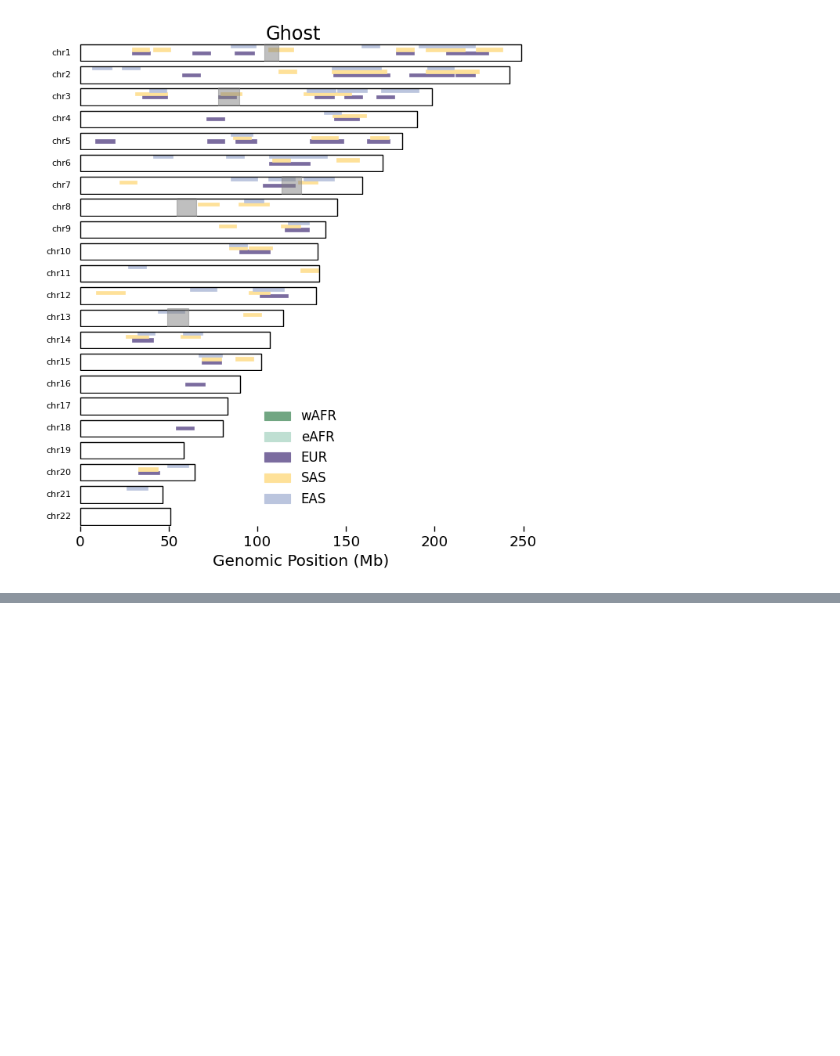
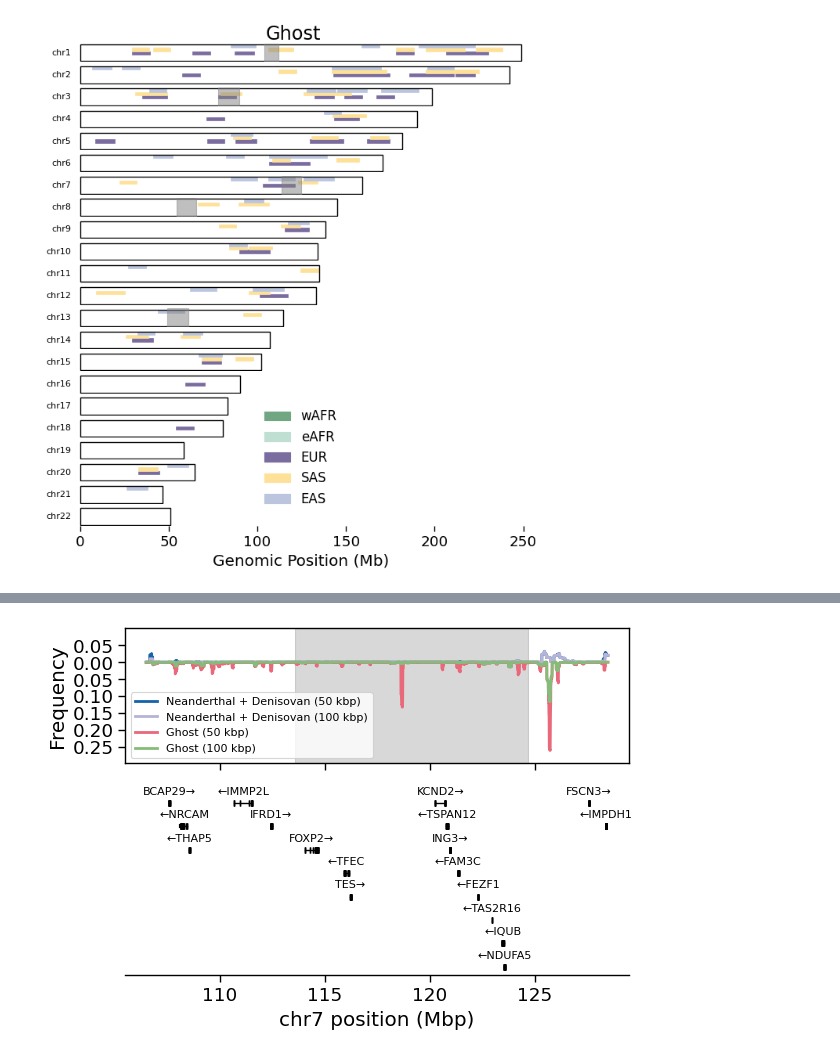
Before and after one commit to yulinzhang9806/trace_paper, a Jupyter notebook: plot_main.ipynb, the cells around one changed output, grey strips where cells are left out. Cells and saved outputs as stored; diff of their text form; code cells hidden in the pictures; blank space fills up the shorter version.

Commit message:
feat: finalized full structure of trace zenodo and ran full notebook

```diff
--- a/plot_main.ipynb
+++ b/plot_main.ipynb
@@ -297,7 +293,7 @@ plt.tight_layout()
 # %%
 pops = ['eafr', 'wafr', 'eur', 'eas', 'sas']
 for pop in pops:
-    data = pd.read_csv(f"trace_zenodo/data/tables/trace_t15000_{pop}.csv")
+    data = pd.read_csv(f"trace_zenodo/data/tables/trace_t15000_{pop}.csv.gz")
     data['start'] = (data['start'] / 1e3).astype(int)
     data['end'] = (data['end'] / 1e3).astype(int)
     for i in tqdm(range(1, 23)):
@@ -453,7 +449,7 @@ The `scale` parameter has been renamed and will be removed in v0.15.0. Pass `den
 # %% [markdown]
 # Fig 4C
 # %%
-df = pd.read_csv("trace_zenodo/for_plotting/hg38_strictmask.bed", sep='\s+',header=None)
+df = pd.read_csv("trace_zenodo/data/metadata/hg38_strictmask.bed", sep='\s+',header=None)
 dff = df[df[0].isin([f'chr{i}' for i in range(1,23)])]
 total = (dff[2] - dff[1]).sum()
 weights = []
@@ -469,10 +465,10 @@ sns.palplot(custom_palette)
 # %%
 singer_den = []
 singer_nea = []
-data = pd.read_csv('trace_zenodo/data/tables/trace_t31500_den.csv')
+data = pd.read_csv('trace_zenodo/data/tables/trace_t31500_den.csv.gz')
 data = data.drop_duplicates(subset=['chromosome', 'start', 'end'], keep='first')
 s = pybedtools.BedTool.from_dataframe(data[["chromosome", "start", "end"]]).sort().merge()
-data2 = pd.read_csv('trace_zenodo/data/tables/trace_t15000_ocn.csv')
+data2 = pd.read_csv('trace_zenodo/data/tables/trace_t15000_ocn.csv.gz')
 data2 = data2[(data2['nderived_strict'] >= 30) & (data2[["ND00_strict", "ND10_strict", "ND01_strict", "ND11_strict"]].sum(axis=1) >= 10)]
 data2.loc[(data2['nd10_prop'] > 0.2) & (data2['nd10_b'] > data2['nd01_b']), 'assign_label'] = 'NEA'
 data2.loc[(data2['nd01_prop'] > 0.2) & (data2['nd10_b'] < data2['nd01_b']), 'assign_label'] = 'DEN'
@@ -493,10 +489,10 @@ for s in range(1, 23):
     s = np.sum([iv.length for iv in interval])
     ss = np.sum([ii.length for ii in ss])
     singer_den.append(np.sum(s) / np.sum(ss))
-data = pd.read_csv('trace_zenodo/for_plotting/trace_t31500_nea.csv')
+data = pd.read_csv('trace_zenodo/for_plotting/trace_t31500_nea.csv.gz')
 data = data.drop_duplicates(subset=['chromosome', 'start', 'end'], keep='first')
 s = pybedtools.BedTool.from_dataframe(data[["chromosome", "start", "end"]]).sort().merge()
-data2 = pd.read_csv('trace_zenodo/data/tables/trace_t15000_ocn.csv')
+data2 = pd.read_csv('trace_zenodo/data/tables/trace_t15000_ocn.csv.gz')
 data2 = data2[(data2['nderived_strict'] >= 30) & (data2[["ND00_strict", "ND10_strict", "ND01_strict", "ND11_strict"]].sum(axis=1) >= 10)]
 data2.loc[(data2['nd10_prop'] > 0.2) & (data2['nd10_b'] > data2['nd01_b']), 'assign_label'] = 'NEA'
 data2.loc[(data2['nd01_prop'] > 0.2) & (data2['nd10_b'] < data2['nd01_b']), 'assign_label'] = 'DEN'
@@ -836,3 +832,43 @@ fig.suptitle('Ghost', y=0.91)
 # %% [output]
 Text(0.5, 0.91, 'Ghost')
 [figure]
+# %%
+from arjun_plot.statgen import *
+
+%time segment_freq_df = pl.read_csv('trace_zenodo/data/images/chr7_106.5-128.5Mb_segment_frequencies.csv')
+segment_freq_df = segment_freq_df.with_columns(((pl.col('start') + pl.col('end') )/2).alias('midpt'))
+
+def symmetrize_y_axis(axes):
+    y_max = np.max(np.abs(axes.get_ylim()))
+    axes.set_ylim(ymin=-y_max, ymax=y_max)
+    axes.set_yticklabels([f'{np.abs(np.float64(x.get_position()[1])):.2f}' for x in axes.get_yticklabels()])
+
+def symmetrize_ylabels(axes):
+    axes.set_yticklabels([f'{np.abs(np.float64(x.get_position()[1])):.2f}' for x in axes.get_yticklabels()])
+
+fig, [ax, ax1] = plt.subplots(2,1, sharex=True, height_ratios=[1.5, 2],figsize=(6.5,4.5))
+ax.plot(segment_freq_df['midpt'].to_numpy(), segment_freq_df['nea_50k'].to_numpy() + segment_freq_df['den_50k'].to_numpy(), color=cls[1], lw=2, label=r'Neanderthal + Denisovan (50 kbp)')
+ax.plot(segment_freq_df['midpt'].to_numpy(), segment_freq_df['nea_100k'].to_numpy() + segment_freq_df['den_100k'].to_numpy(), color=cls[18], lw=2, label=r'Neanderthal + Denisovan (100 kbp)')
+# ax.plot(segment_freq_df['midpt'].to_numpy(), segment_freq_df['den_50k'].to_numpy(), color=cls[13],lw=1, label=r'Denisovan')
+ax.plot(segment_freq_df['midpt'].to_numpy(), -segment_freq_df['ghost_50k'].to_numpy(), color=cls[9],lw=2, label=r'Ghost (50 kbp)')
+
+# ax.plot(segment_freq_df['midpt'].to_numpy(), segment_freq_df['nea_100k'].to_numpy(), color=cls[3+1], linestyle='--', lw=1, label=r'Neanderthal')
+# ax.plot(segment_freq_df['midpt'].to_numpy(), segment_freq_df['den_100k'].to_numpy(), color=cls[13+1],linestyle='--' , lw=1, label=r'Denisovan')
+ax.plot(segment_freq_df['midpt'].to_numpy(), -segment_freq_df['ghost_100k'].to_numpy(), color=cls[6], lw=2, label=r'Ghost (100 kbp)')
+
+
+# Create the legend
+ax.axvspan(113600000, 124700000, color='gray', alpha=0.3)
+ax.set_ylabel('Frequency')
+ax.set_ylim(-0.3, 0.1)
+ax.set_yticks(np.arange(-0.25,0.1, 0.05))
+symmetrize_ylabels(ax);
+ax.legend(fontsize=8)
+
+gene_plot(ax1, chrom='chr7', position_min=106500000, position_max=128500000,
+          name_filt=['^[D|A|Z|S|L|M|C|E|P|R|W|H|G]', 'LINC*', 'LOC*', 'AS1', 'TMEM'], fontsize=8, yoff=0.25)
+ax1.set_xlim(106500000-1e6, 128500000+1e6)
+ax1.set_xticklabels([f'{i:.0f}' for i in ax1.get_xticks() / 1e6])
+ax1.set_xlabel(f'chr7 position (Mbp)')
+Figure_utils().remove_spines(ax1); ax1.spines['left'].set_visible(False)
+# %% [output]
@@ -838,0 +877 @@ Text(0.5, 0.91, 'Ghost')
+[figure, added]
```
Also changed, not shown: parts of 5 cells of this notebook, 3 other files.
